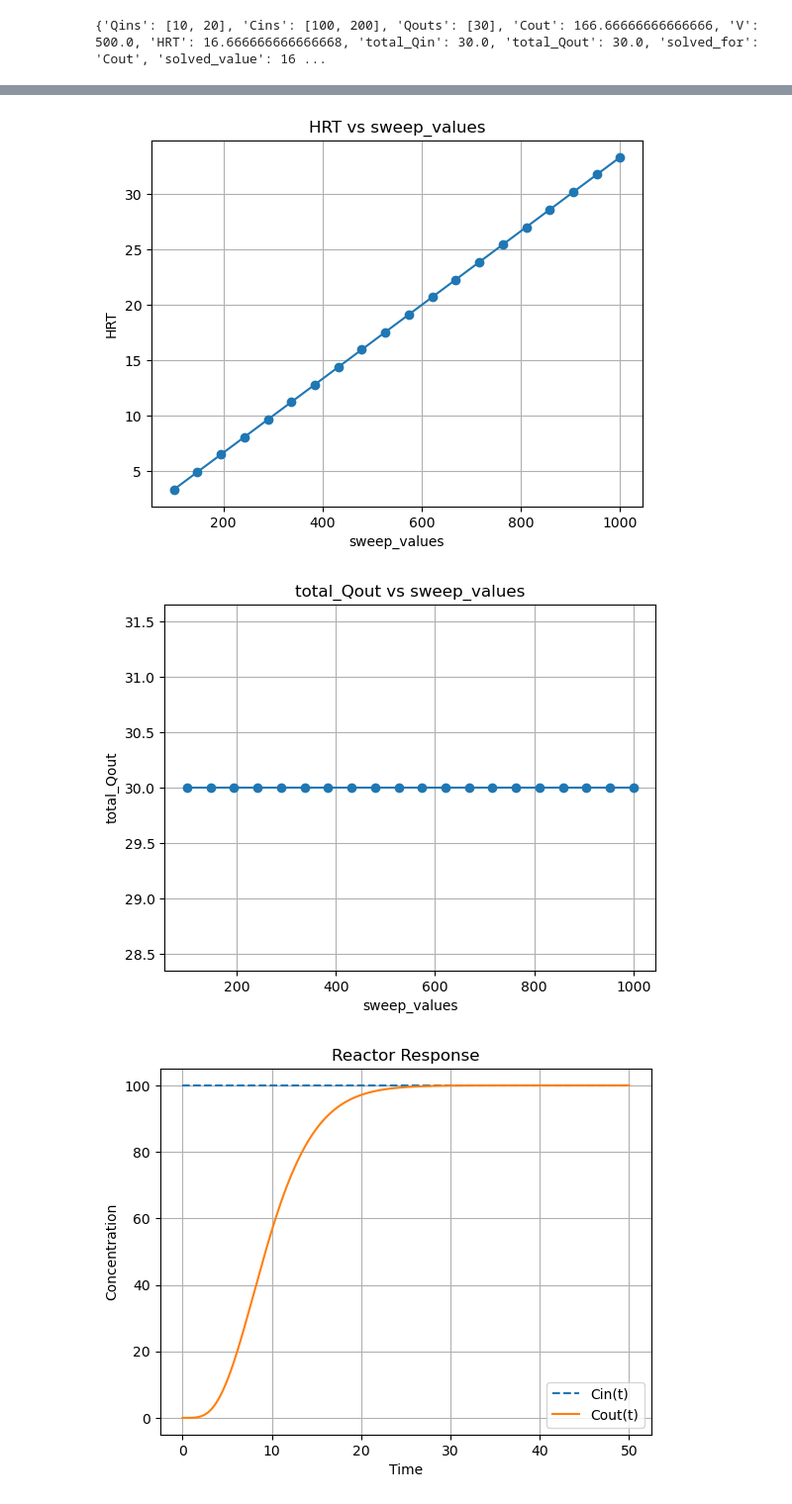
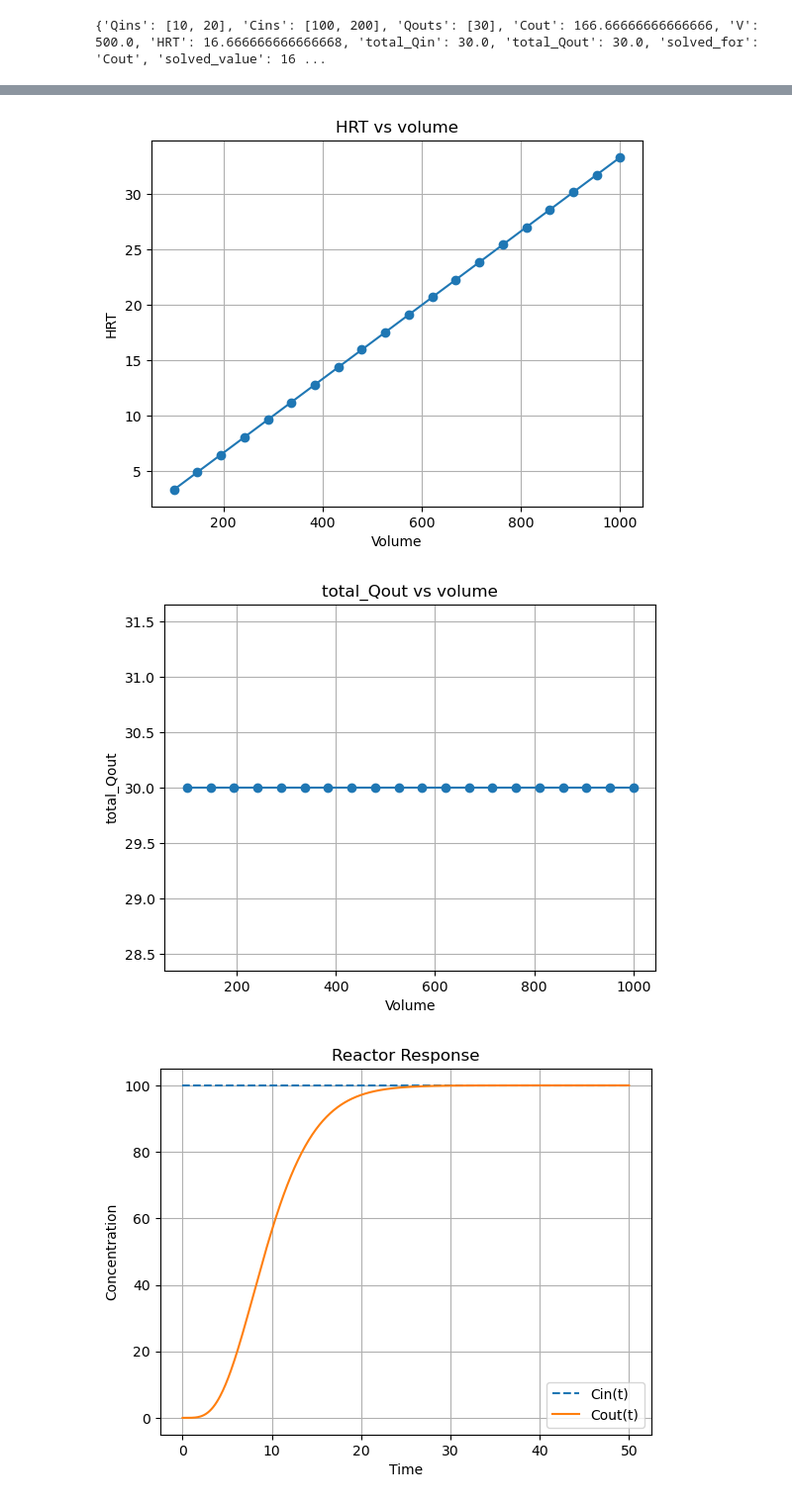
Before and after one commit to evsegura/CE-311K-Project, a Jupyter notebook: Final_project.ipynb, the cells around one changed output, grey strips where cells are left out. Shown at 99% size. Saved outputs shown, nothing was run; the diff lists cells and outputs as text; code cells hidden in the pictures.

```diff
--- a/Final_project.ipynb
+++ b/Final_project.ipynb
@@ -25,7 +25,7 @@ import numpy as np
 
 def cstr_calculator(Qins=None, Cins=None, Qouts=None, Cout=None):
     """
-    MAKE SURE ALL UNITS ARE CONSISTENT FOR ACCURATE RESULTS!
+    MAKE SURE UNITS ARE CONSISTENT FOR ACCURATE RESULTS
     Solves the steady-state CSTR mass balance for any single unknown.
         Flow : Σ(Qin_i) = Σ(Qout_j)
 
@@ -37,9 +37,6 @@ def cstr_calculator(Qins=None, Cins=None, Qouts=None, Cout=None):
         Qouts : list of floats  — outlet flow rates
         Cout  : float           — outlet concentration (shared by all outlets)
     """
-
-    # --- V / HRT are linked via HRT = V / ΣQout ---
-    # Determines whether we can solve for V or HRT
 
     unknowns = {
         "Qins":  Qins  is None,
@@ -94,7 +91,6 @@ def cstr_calculator(Qins=None, Cins=None, Qouts=None, Cout=None):
                 f"Flow imbalance: sum(Qins)={total_Qin} ≠ sum(Qouts)={total_Qout}. "
                 "No steady-state solution exists."
             )
-
 
 
     return {
@@ -179,9 +175,9 @@ def plot_cstr_sweep(x_key, y_key, sweep_results):
 
     plt.figure()
     plt.plot(x, y, marker='o')
-    plt.xlabel(x_key)
+    plt.xlabel('Volume')
     plt.ylabel(y_key)
-    plt.title(f"{y_key} vs {x_key}")
+    plt.title(f"{y_key} vs volume")
     plt.grid()
     plt.show()
 
@@ -205,5 +201,5 @@ plot_cstr_sweep("sweep_values", "total_Qout", results)
-[figure, old version]
+[figure, new version]
-[figure, old version]
+[figure, new version]
 # %%
 from scipy.optimize import fsolve
 from scipy.integrate import solve_ivp
```
Also changed, not shown: parts of 2 cells of this notebook.
